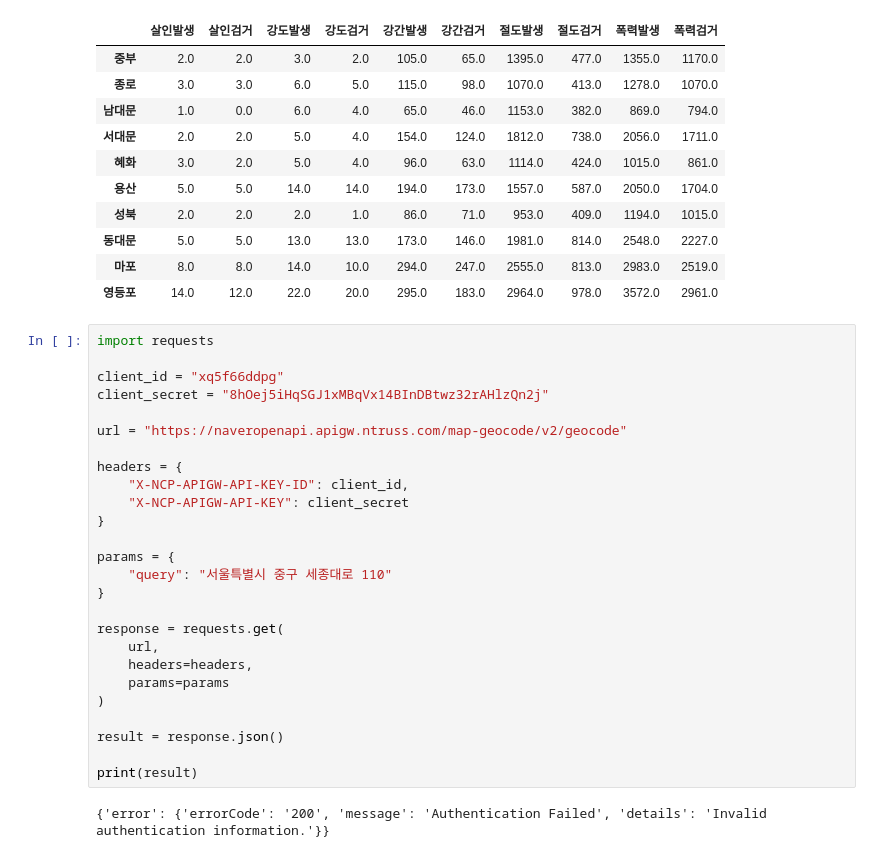
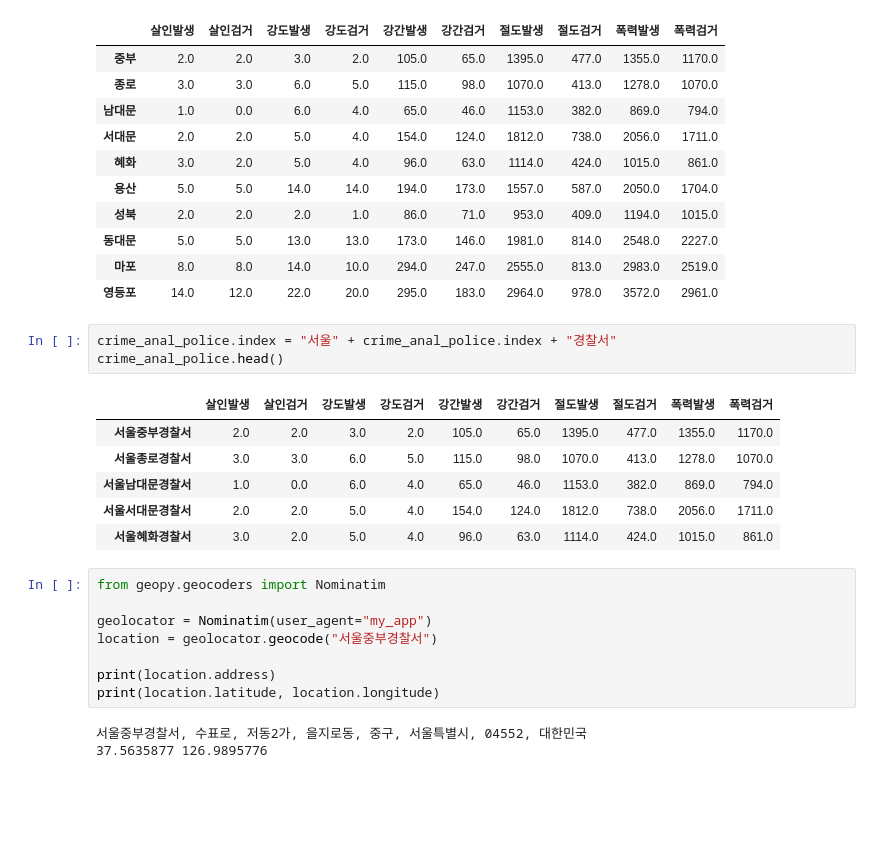
Before and after one commit to taehyun1372/LearnPython, a Jupyter notebook: Python_Data/03_Crime_Analysis/main.ipynb, the cells around one changed output. Saved outputs shown, nothing was run; the diff lists cells and outputs as text; blank space fills up the shorter version.

```diff
--- a/Python_Data/03_Crime_Analysis/main.ipynb
+++ b/Python_Data/03_Crime_Analysis/main.ipynb
@@ -59,31 +59,24 @@ crime_anal_police.head(10)
 | 동대문 | 5.0 | 5.0 | 13.0 | 13.0 | 173.0 | 146.0 | 1981.0 | 814.0 | 2548.0 | 2227.0 |
 | 마포 | 8.0 | 8.0 | 14.0 | 10.0 | 294.0 | 247.0 | 2555.0 | 813.0 | 2983.0 | 2519.0 |
 | 영등포 | 14.0 | 12.0 | 22.0 | 20.0 | 295.0 | 183.0 | 2964.0 | 978.0 | 3572.0 | 2961.0 |
+# %%
+crime_anal_police.index = "서울" + crime_anal_police.index + "경찰서"
+crime_anal_police.head()
+# %% [output]
+|  | 살인발생 | 살인검거 | 강도발생 | 강도검거 | 강간발생 | 강간검거 | 절도발생 | 절도검거 | 폭력발생 | 폭력검거 |
+| 서울중부경찰서 | 2.0 | 2.0 | 3.0 | 2.0 | 105.0 | 65.0 | 1395.0 | 477.0 | 1355.0 | 1170.0 |
+| 서울종로경찰서 | 3.0 | 3.0 | 6.0 | 5.0 | 115.0 | 98.0 | 1070.0 | 413.0 | 1278.0 | 1070.0 |
+| 서울남대문경찰서 | 1.0 | 0.0 | 6.0 | 4.0 | 65.0 | 46.0 | 1153.0 | 382.0 | 869.0 | 794.0 |
+| 서울서대문경찰서 | 2.0 | 2.0 | 5.0 | 4.0 | 154.0 | 124.0 | 1812.0 | 738.0 | 2056.0 | 1711.0 |
+| 서울혜화경찰서 | 3.0 | 2.0 | 5.0 | 4.0 | 96.0 | 63.0 | 1114.0 | 424.0 | 1015.0 | 861.0 |
 # %%
-import requests
+from geopy.geocoders import Nominatim
 
-client_id = "xq5f66ddpg"
-client_secret = "8hOej5iHqSGJ1xMBqVx14BInDBtwz32rAHlzQn2j"
+geolocator = Nominatim(user_agent="my_app")
+location = geolocator.geocode("서울중부경찰서")
 
-url = "https://naveropenapi.apigw.ntruss.com/map-geocode/v2/geocode"
-
-headers = {
-    "X-NCP-APIGW-API-KEY-ID": client_id,
-    "X-NCP-APIGW-API-KEY": client_secret
-}
-
-params = {
-    "query": "서울특별시 중구 세종대로 110"
-}
-
-response = requests.get(
-    url,
-    headers=headers,
-    params=params
-)
-
-result = response.json()
-
-print(result)
+print(location.address)
+print(location.latitude, location.longitude)
 # %% [output]
-{'error': {'errorCode': '200', 'message': 'Authentication Failed', 'details': 'Invalid authentication information.'}}
+서울중부경찰서, 수표로, 저동2가, 을지로동, 중구, 서울특별시, 04552, 대한민국
+37.5635877 126.9895776
```
Also changed, not shown: parts of 7 cells of this notebook.
